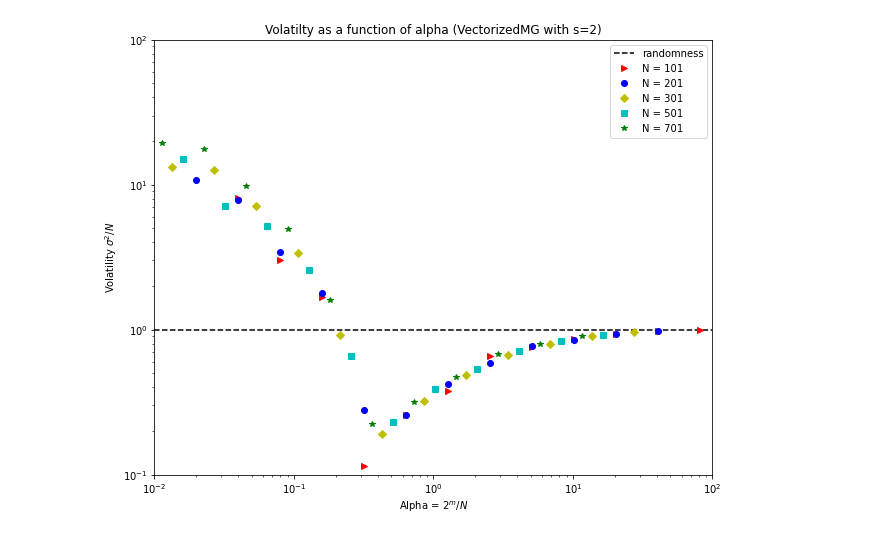
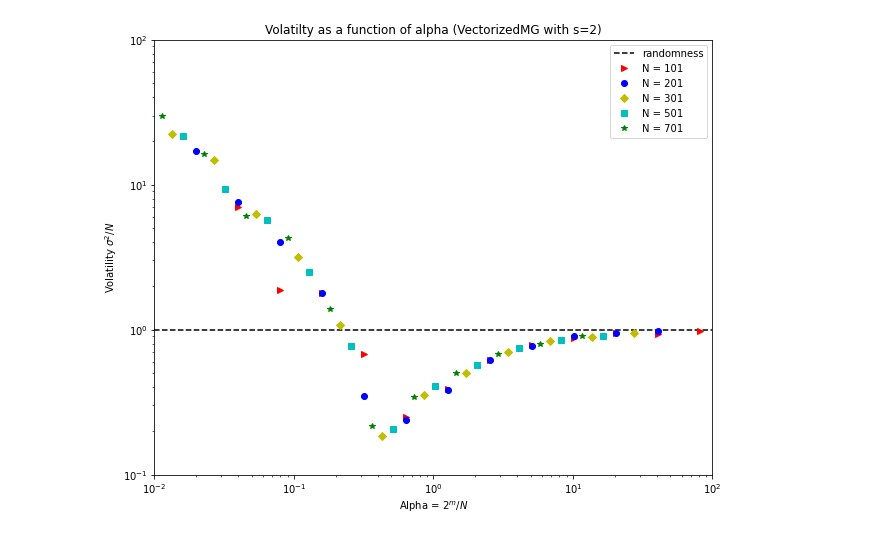
Before and after one commit to dvdblk/abm-project, a Jupyter notebook: notebooks/volatility_vs_alpha_moro.ipynb, the cells around one changed output. Cells and saved outputs as stored; diff of their text form; code cells hidden in the pictures.

```diff
--- a/notebooks/volatility_vs_alpha_moro.ipynb
+++ b/notebooks/volatility_vs_alpha_moro.ipynb
@@ -22,42 +24,44 @@ def n_agents_combined_graph():
         tot_alpha = []
 
         for M in range (2,14):
-            rng = default_rng(M)
             _, attendances = VectorizedMinorityGame(
                 n_agents=n_agents,
-                m=M,
-                rng=rng
+                factory_dict={
+                    1: VectorizedAgentFactory(
+                        memory_generator=UniformMemoryGenerator(M)
+                    )
+                },
             ).simulate_game(max_steps=50000)
             # in order to create the graph
             omega = np.var(attendances)/n_agents
             alpha = 2**M/n_agents
 
             tot_omega.append(omega)
             tot_alpha.append(alpha)
 
         omega_graph.append(tot_omega)
         alpha_graph.append(tot_alpha)
 
     # everything in one graph
     fig, ax = plt.subplots(figsize=(10, 8))
 
     ax.axhline(y=1, color="k", linestyle="--", label="randomness") # vol = 1 -> randomness
 
     for i in range(len(graphs)):
         ax.plot(alpha_graph[i], omega_graph[i], graphs[i], label=f"N = {N_agents[i]}")
 
     ax.set_xlabel("Alpha = $2^m/N$")
     ax.set_ylabel("Volatility $\sigma^2/N$")
     ax.legend()
 
     plt.title("Volatilty as a function of alpha (VectorizedMG with s=2)")
     plt.yscale('log')
     plt.xscale('log')
     plt.xlim([0.01, 100])
     plt.ylim([0.1, 100])
 
     plt.show()
 
 n_agents_combined_graph()
 # %% [output]
-[figure, old version]
+[figure, new version]
```
Also changed, not shown: parts of 1 cell of this notebook, 12 other files.
